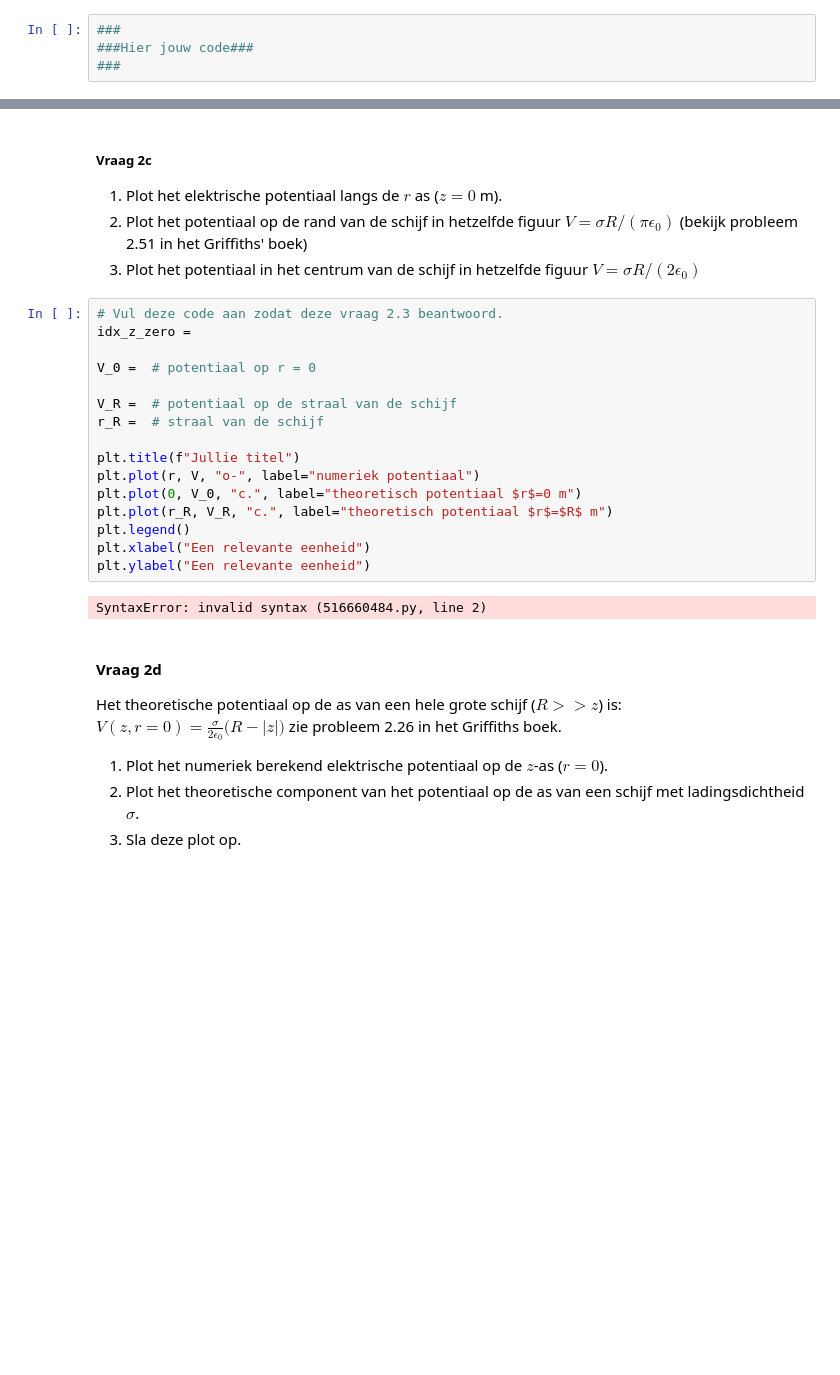
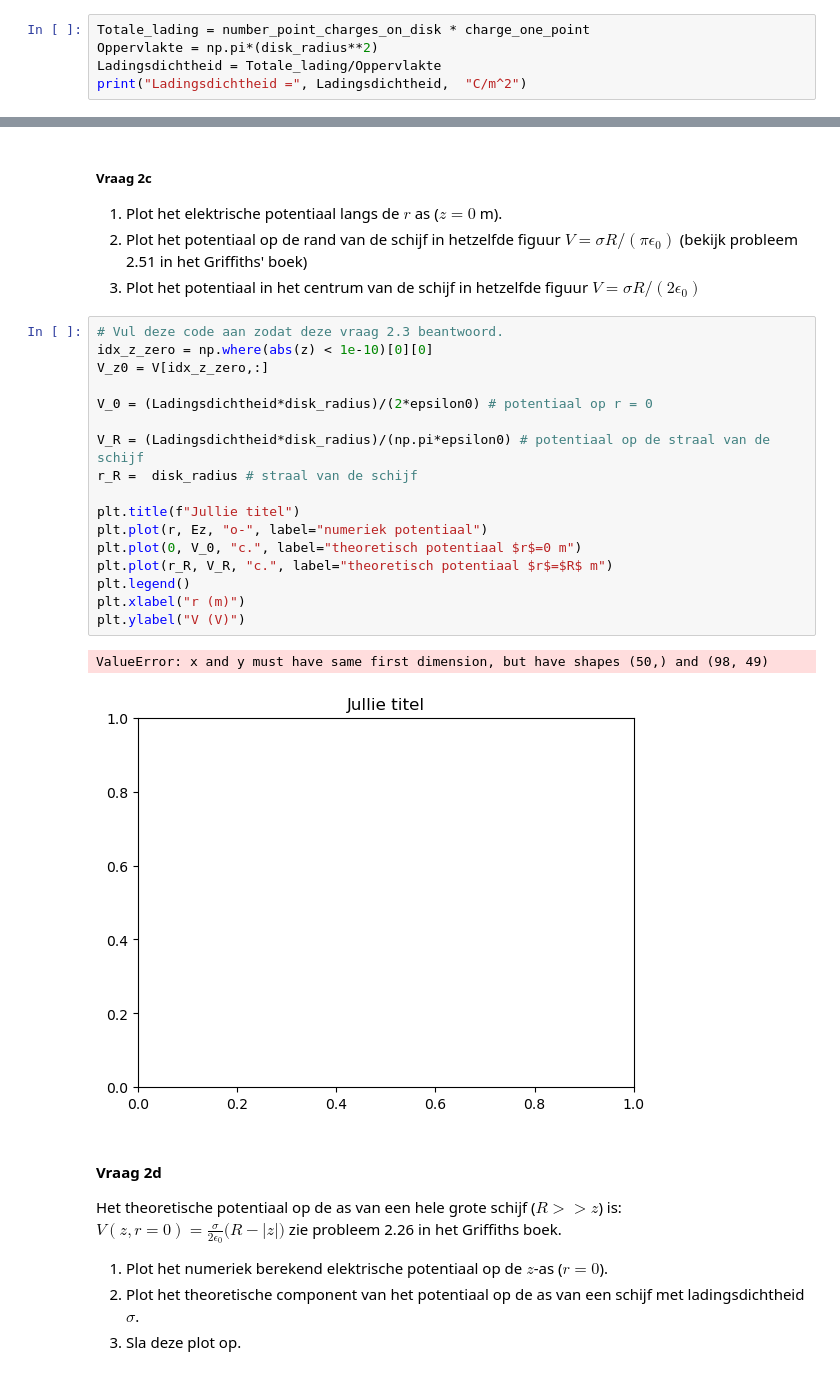
Before and after one commit to felicievdl/Felicie-opdrachten-DEF-D, a Jupyter notebook: DigitaleOntwerpopdrachten/1CondensatorOpdracht/CondensatorOntwerpopdracht.ipynb, the cells around one changed output, grey strips where cells are left out. Drawn from its saved outputs; the diff is of its cells as text; blank space fills up the shorter version.

```diff
--- a/DigitaleOntwerpopdrachten/1CondensatorOpdracht/CondensatorOntwerpopdracht.ipynb
+++ b/DigitaleOntwerpopdrachten/1CondensatorOpdracht/CondensatorOntwerpopdracht.ipynb
@@ -207,6 +209,7 @@ Pas de cel die je in vraag 2a hebt aangepast weer aan naar de originele waardes.
 Het aantal punten dat gebruikt wordt om de schijf te creëren is number_point_charges_on_disk en de lading van een punt is charge_one_point in Coulomb.
 1. Bereken en print de ladingsdichtheid $\sigma$ met een correcte eenheid.
 # %%
-###
-###Hier jouw code###
-###
+Totale_lading = number_point_charges_on_disk * charge_one_point
+Oppervlakte = np.pi*(disk_radius**2)
+Ladingsdichtheid = Totale_lading/Oppervlakte
+print("Ladingsdichtheid =", Ladingsdichtheid,  "C/m^2")
@@ -219,22 +224,24 @@ Het aantal punten dat gebruikt wordt om de schijf te creëren is number_point_ch
 3. Plot het potentiaal in het centrum van de schijf in hetzelfde figuur $V = \sigma R/(2 \epsilon_0)$
 # %%
 # Vul deze code aan zodat deze vraag 2.3 beantwoord.
-idx_z_zero =
+idx_z_zero = np.where(abs(z) < 1e-10)[0][0]
+V_z0 = V[idx_z_zero,:]
 
-V_0 =  # potentiaal op r = 0
+V_0 = (Ladingsdichtheid*disk_radius)/(2*epsilon0) # potentiaal op r = 0
 
-V_R =  # potentiaal op de straal van de schijf
-r_R =  # straal van de schijf
+V_R = (Ladingsdichtheid*disk_radius)/(np.pi*epsilon0) # potentiaal op de straal van de schijf
+r_R =  disk_radius # straal van de schijf
 
 plt.title(f"Jullie titel")
-plt.plot(r, V, "o-", label="numeriek potentiaal")
+plt.plot(r, Ez, "o-", label="numeriek potentiaal")
 plt.plot(0, V_0, "c.", label="theoretisch potentiaal $r$=0 m")
 plt.plot(r_R, V_R, "c.", label="theoretisch potentiaal $r$=$R$ m")
 plt.legend()
-plt.xlabel("Een relevante eenheid")
-plt.ylabel("Een relevante eenheid")
+plt.xlabel("r (m)")
+plt.ylabel("V (V)")
 # %% [output]
-SyntaxError: invalid syntax (516660484.py, line 2)
+ValueError: x and y must have same first dimension, but have shapes (50,) and (98, 49)
+[figure, added]
 # %% [markdown]
 #### Vraag 2d
 
```
Also changed, not shown: parts of 16 cells of this notebook, 2 other files.
